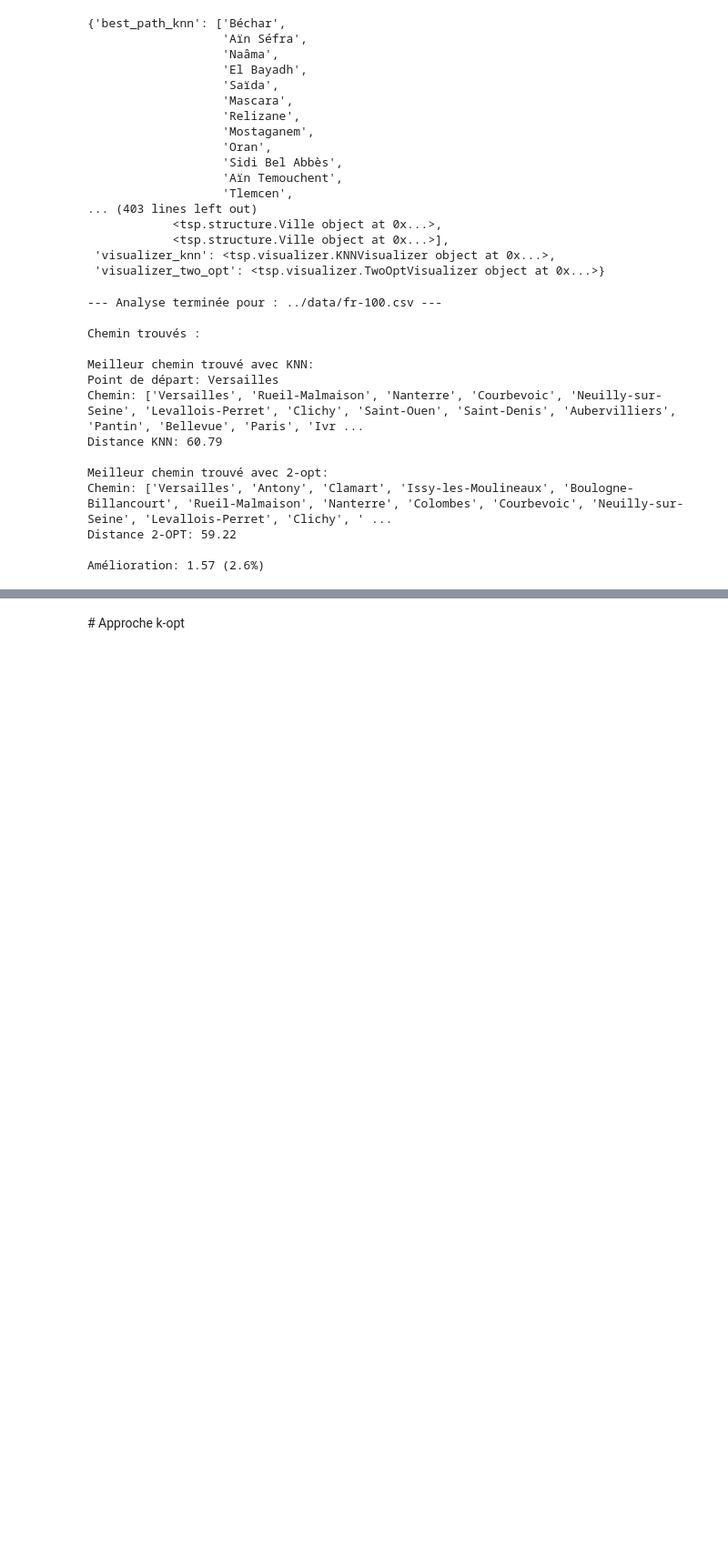
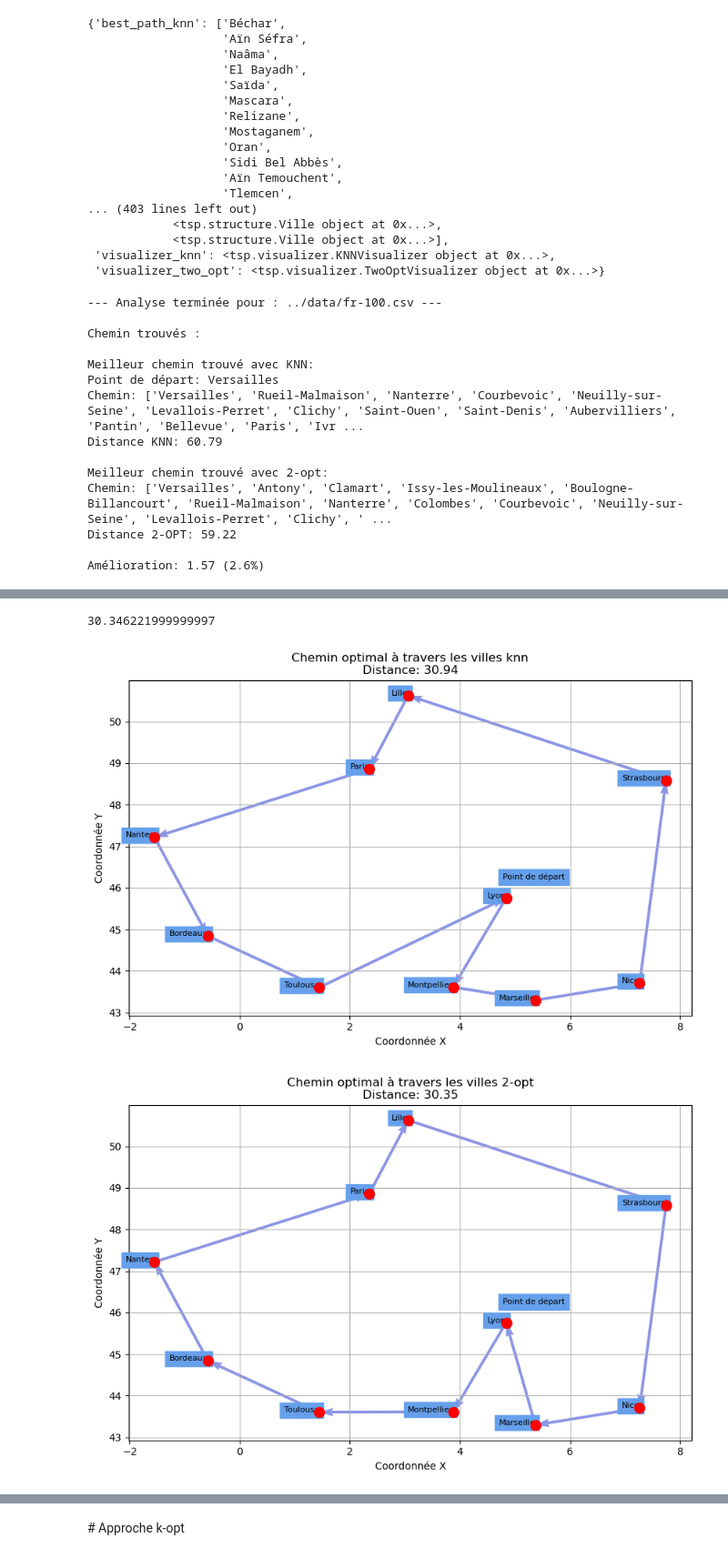
Before and after one commit to bachrilrs/prog_avance_s8, a Jupyter notebook: notebooks/projet.ipynb, the cells around one changed output, grey strips where cells are left out. Shown at 91% size. Saved outputs shown, nothing was run; the diff lists cells and outputs as text; code cells hidden in the pictures; blank space fills up the shorter version.

```diff
--- a/notebooks/projet.ipynb
+++ b/notebooks/projet.ipynb
@@ -168,3 +183,18 @@ france10.graph.get_dataframe()
+# %%
+print()
+liste = [2.354000,2.433211,2.371294,2.569377,4.234859,1.906665,5.113965,4.903401,1.939485,2.519965]
+
+print(sum(liste))
+# %% [output]
+30.346221999999997
+# %%
+france10.compute_all_paths()
+france10.get_optimal_path()
+france10.plot_path_knn()
+france10.plot_path_two_opt()
+# %% [output]
+[figure, added]
+[figure, added]
 # %%
 
 start = time.time()
```
Also changed, not shown: parts of 7 cells of this notebook, 2 other files.
